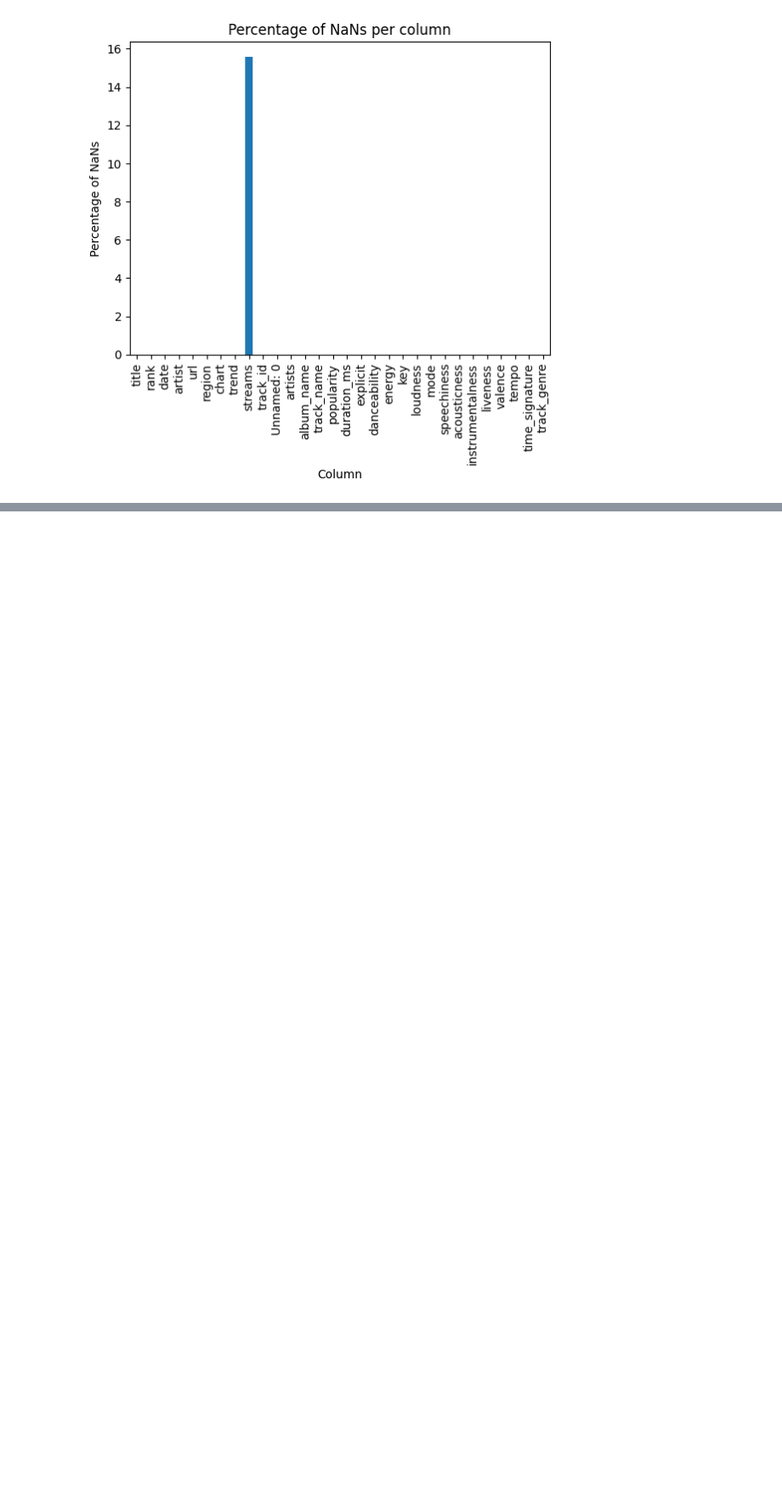
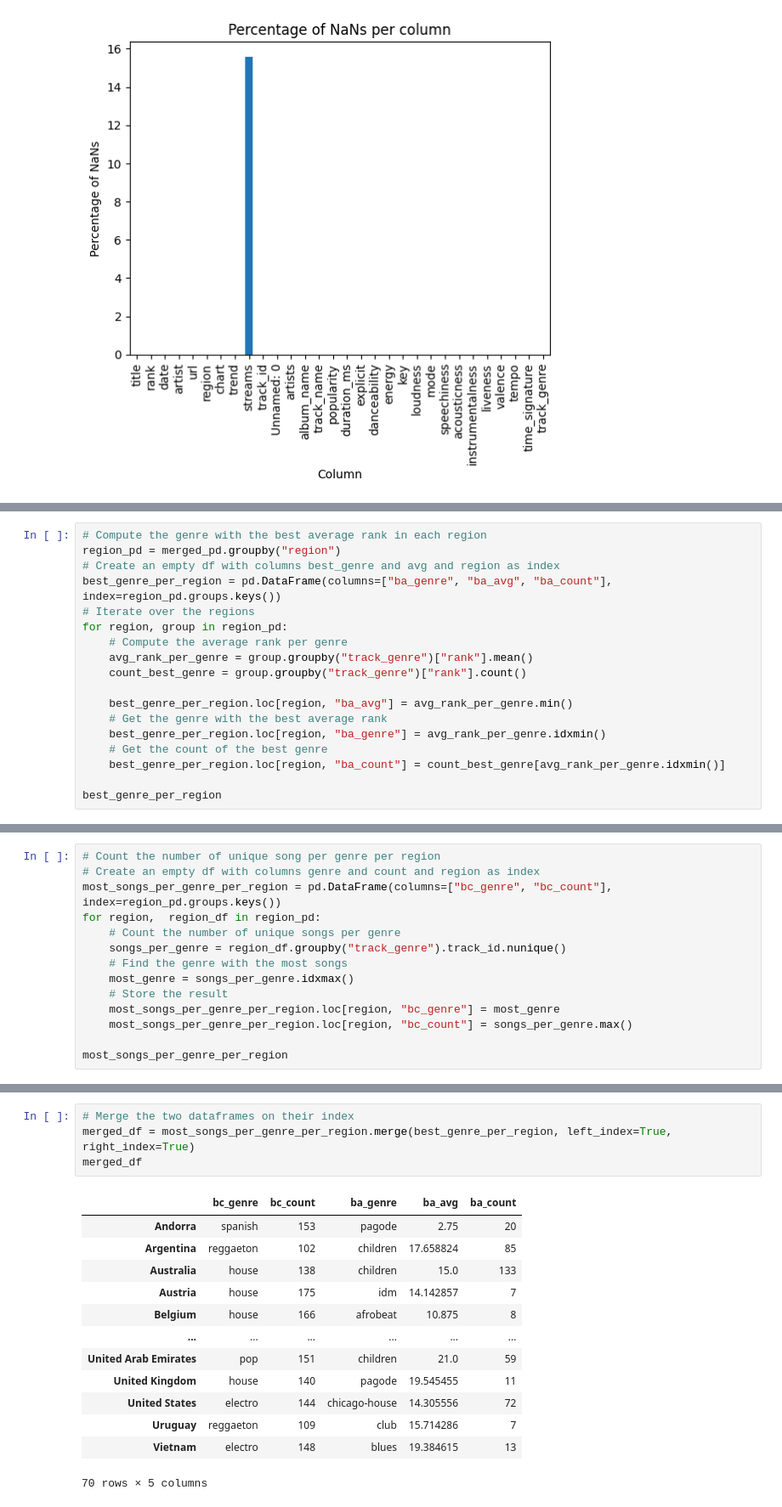
Before and after one commit to com-480-data-visualization/com-480-TnT, a Jupyter notebook: data_exploration.ipynb, the cells around one changed output, grey strips where cells are left out. Shown at 85% size. Saved outputs shown, nothing was run; the diff lists cells and outputs as text; blank space fills up the shorter version.

Commit message:
Improve data exploration

```diff
--- a/data_exploration.ipynb
+++ b/data_exploration.ipynb
@@ -278,0 +324,18 @@ plt.savefig("nans_per_column.png", bbox_inches='tight')
+# %%
+# Compute the genre with the best average rank in each region
+region_pd = merged_pd.groupby("region")
+# Create an empty df with columns best_genre and avg and region as index
+best_genre_per_region = pd.DataFrame(columns=["ba_genre", "ba_avg", "ba_count"], index=region_pd.groups.keys())
+# Iterate over the regions
+for region, group in region_pd:
+    # Compute the average rank per genre
+    avg_rank_per_genre = group.groupby("track_genre")["rank"].mean()
+    count_best_genre = group.groupby("track_genre")["rank"].count()
+
+    best_genre_per_region.loc[region, "ba_avg"] = avg_rank_per_genre.min()
+    # Get the genre with the best average rank
+    best_genre_per_region.loc[region, "ba_genre"] = avg_rank_per_genre.idxmin()
+    # Get the count of the best genre
+    best_genre_per_region.loc[region, "ba_count"] = count_best_genre[avg_rank_per_genre.idxmin()]
+
+best_genre_per_region
@@ -278,0 +358,14 @@ plt.savefig("nans_per_column.png", bbox_inches='tight')
+# %%
+# Count the number of unique song per genre per region
+# Create an empty df with columns genre and count and region as index
+most_songs_per_genre_per_region = pd.DataFrame(columns=["bc_genre", "bc_count"], index=region_pd.groups.keys())
+for region,  region_df in region_pd:
+    # Count the number of unique songs per genre
+    songs_per_genre = region_df.groupby("track_genre").track_id.nunique()
+    # Find the genre with the most songs
+    most_genre = songs_per_genre.idxmax()
+    # Store the result
+    most_songs_per_genre_per_region.loc[region, "bc_genre"] = most_genre
+    most_songs_per_genre_per_region.loc[region, "bc_count"] = songs_per_genre.max()
+
+most_songs_per_genre_per_region
@@ -278,0 +386,18 @@ plt.savefig("nans_per_column.png", bbox_inches='tight')
+# %%
+# Merge the two dataframes on their index
+merged_df = most_songs_per_genre_per_region.merge(best_genre_per_region, left_index=True, right_index=True)
+merged_df
+# %% [output]
+|  | bc_genre | bc_count | ba_genre | ba_avg | ba_count |
+| Andorra | spanish | 153 | pagode | 2.75 | 20 |
+| Argentina | reggaeton | 102 | children | 17.658824 | 85 |
+| Australia | house | 138 | children | 15.0 | 133 |
+| Austria | house | 175 | idm | 14.142857 | 7 |
+| Belgium | house | 166 | afrobeat | 10.875 | 8 |
+| ... | ... | ... | ... | ... | ... |
+| United Arab Emirates | pop | 151 | children | 21.0 | 59 |
+| United Kingdom | house | 140 | pagode | 19.545455 | 11 |
+| United States | electro | 144 | chicago-house | 14.305556 | 72 |
+| Uruguay | reggaeton | 109 | club | 15.714286 | 7 |
+| Vietnam | electro | 148 | blues | 19.384615 | 13 |
+70 rows × 5 columns
```
Also changed, not shown: parts of 13 cells of this notebook, 4 other files.
